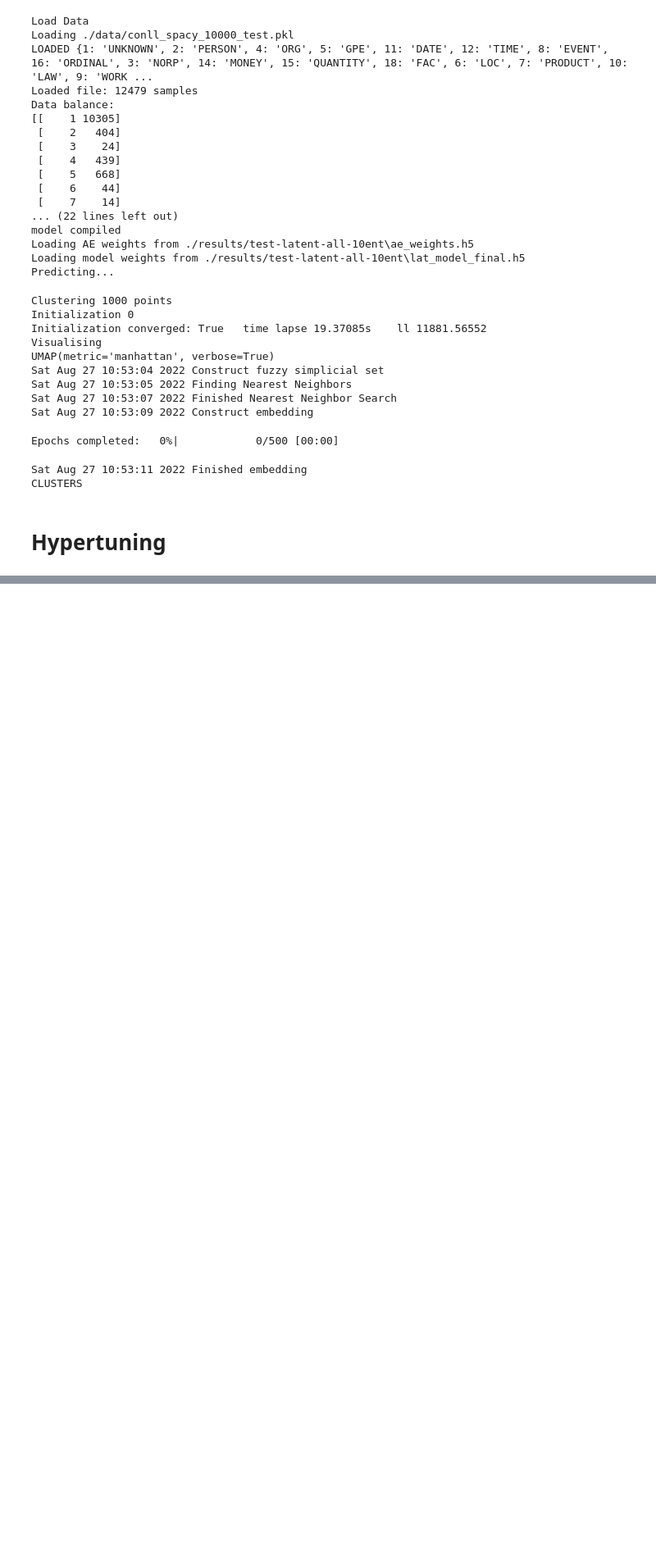
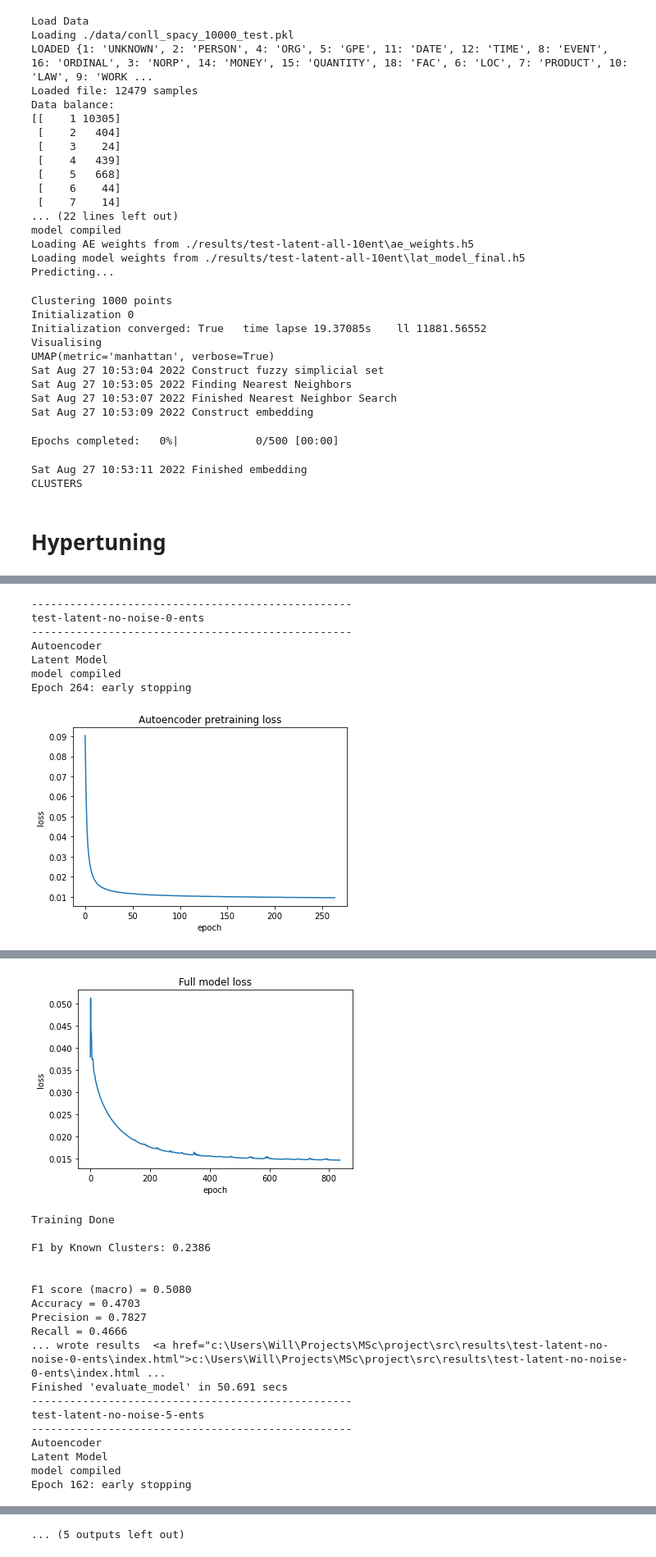
Before and after one commit to wgilpin/auto-ontology, a Jupyter notebook: src/joint_model_trg.ipynb, the cells around one changed output, grey strips where cells are left out. Shown at 82% size. Cells and saved outputs as stored; diff of their text form; code cells hidden in the pictures; blank space fills up the shorter version.

```diff
--- a/src/joint_model_trg.ipynb
+++ b/src/joint_model_trg.ipynb
@@ -2126,0 +2031,33 @@ run_benchmark('agg', 10000, 25)
+# %%
+for entity_count in [0, 5, 10, 15]:
+    run_name = f'test-latent-no-noise-{entity_count}-ents'
+    print('-'*50)
+    print(f"{run_name}")
+    print('-'*50)
+
+    dc = None
+    dc = DeepLatentCluster(
+        run_name,
+        {
+            'train_size':0,
+            'reconstr_weight':1.0,
+            'latent_weight':1e-5,
+            "cluster": 'Kmeans',
+            "entity_count": entity_count,
+        })
+    dc.make_model()
+    dc.train_model(verbose=0)
+    dc.evaluate_model(
+            run_name,
+            head='z',
+            sample_size=4000,
+            verbose=0)
+# %% [output]
+--------------------------------------------------
+test-latent-no-noise-0-ents
+--------------------------------------------------
+Autoencoder
+Latent Model
+model compiled
+Epoch 264: early stopping
+[figure, added]
@@ -2126,0 +2066,19 @@ run_benchmark('agg', 10000, 25)
+[figure, added]
+Training Done
+
+F1 by Known Clusters: 0.2386
+
+
+F1 score (macro) = 0.5080
+Accuracy = 0.4703
+Precision = 0.7827
+Recall = 0.4666
+... wrote results  <a href="c:\Users\Will\Projects\MSc\project\src\results\test-latent-no-noise-0-ents\index.html">c:\Users\Will\Projects\MSc\project\src\results\test-latent-no-noise-0-ents\index.html ...
+Finished 'evaluate_model' in 50.691 secs
+--------------------------------------------------
+test-latent-no-noise-5-ents
+--------------------------------------------------
+Autoencoder
+Latent Model
+model compiled
+Epoch 162: early stopping
@@ -2126,0 +2111 @@ run_benchmark('agg', 10000, 25)
+... (5 outputs left out)
```
Also changed, not shown: parts of 24 cells of this notebook, 1 other file.
